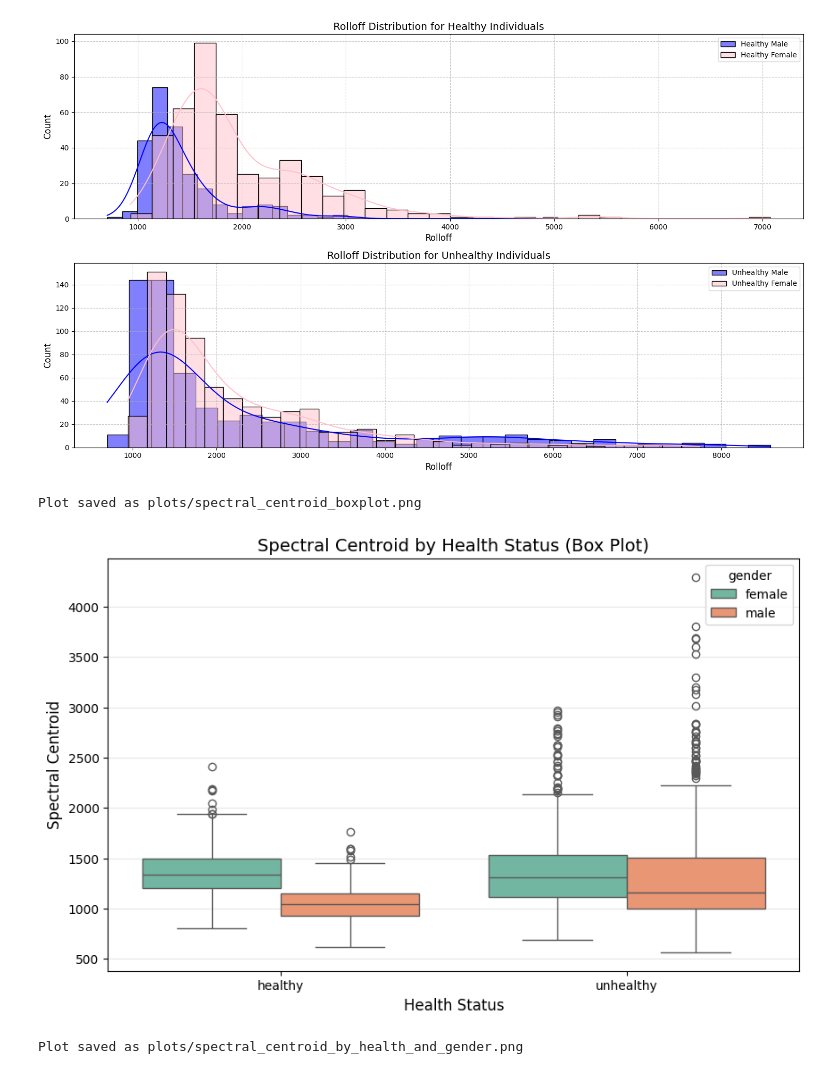
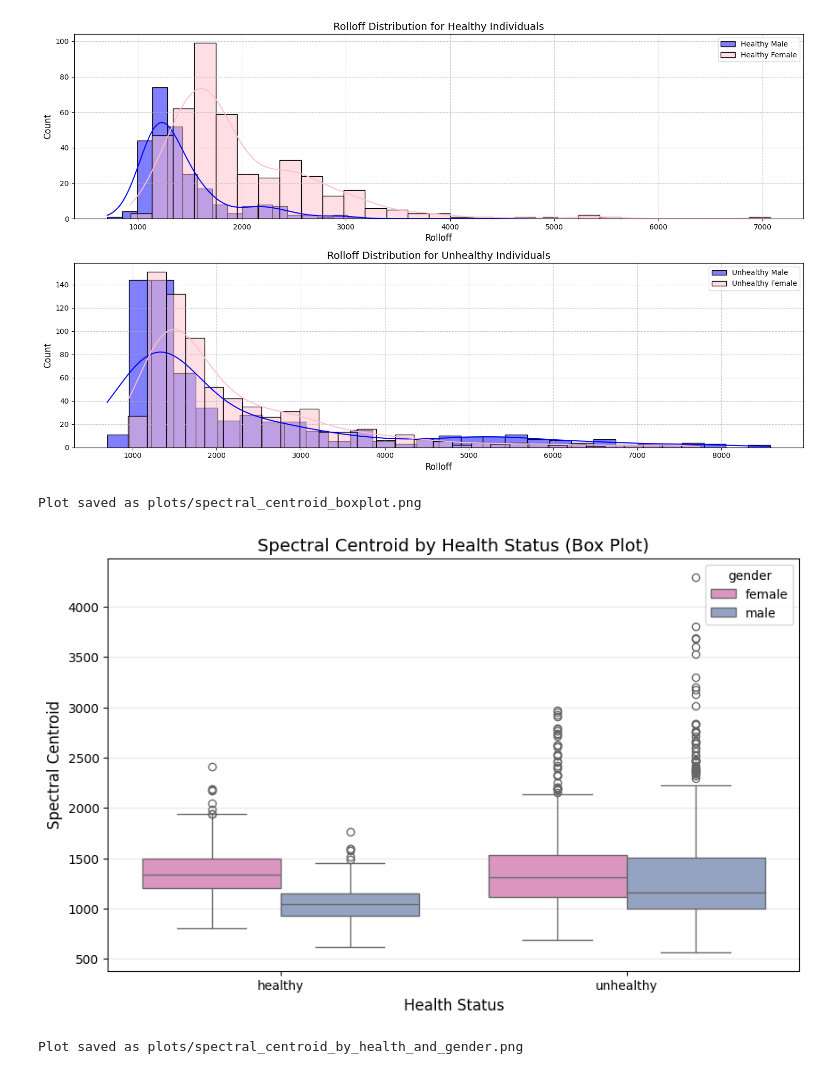
Before and after one commit to jackl92/health-analysis, a Jupyter notebook: health_analysis_eda.ipynb, the cells around one changed output. Saved outputs shown, nothing was run; the diff lists cells and outputs as text; code cells hidden in the pictures.

```diff
--- a/health_analysis_eda.ipynb
+++ b/health_analysis_eda.ipynb
@@ -4,6 +4,9 @@ import pandas as pd
 import matplotlib.pyplot as plt
 import seaborn as sns
 import os
+# %%
+HEALTH_COLORS = {'healthy': '#66c2a5', 'unhealthy': '#fc8d62'}
+GENDER_COLORS = {'male': '#8da0cb', 'female': '#e78ac3'}
 # %%
 def save_plot(filename, dpi=300, format='png', folder='plots'):
     if not os.path.exists(folder):
@@ -226,16 +251,18 @@ Plot saved as plots/rolloff_by_health_and_gender.png
 [figure]
 # %%
 plt.figure(figsize=(10, 6))
+
 sns.boxplot(data=df_cleaned, x='health_status', y='spectral_centroid',
-            hue='gender', palette='Set2')
+            hue='gender', palette=GENDER_COLORS)
 plt.title('Spectral Centroid by Health Status (Box Plot)', fontsize=14)
 plt.ylabel('Spectral Centroid', fontsize=12)
 plt.xlabel('Health Status', fontsize=12)
 plt.grid(True, alpha=0.3, axis='y')
+
 save_plot('spectral_centroid_boxplot')
 # %% [output]
 Plot saved as plots/spectral_centroid_boxplot.png
-[figure, old version]
+[figure, new version]
 # %%
 healthy_centroid_male = df_cleaned[(df_cleaned['health_status'] == 'healthy') & (df_cleaned['gender'] == 'male')]['spectral_centroid']
 healthy_centroid_female = df_cleaned[(df_cleaned['health_status'] == 'healthy') & (df_cleaned['gender'] == 'female')]['spectral_centroid']
```
Also changed, not shown: parts of 13 cells of this notebook, 4 other files.
